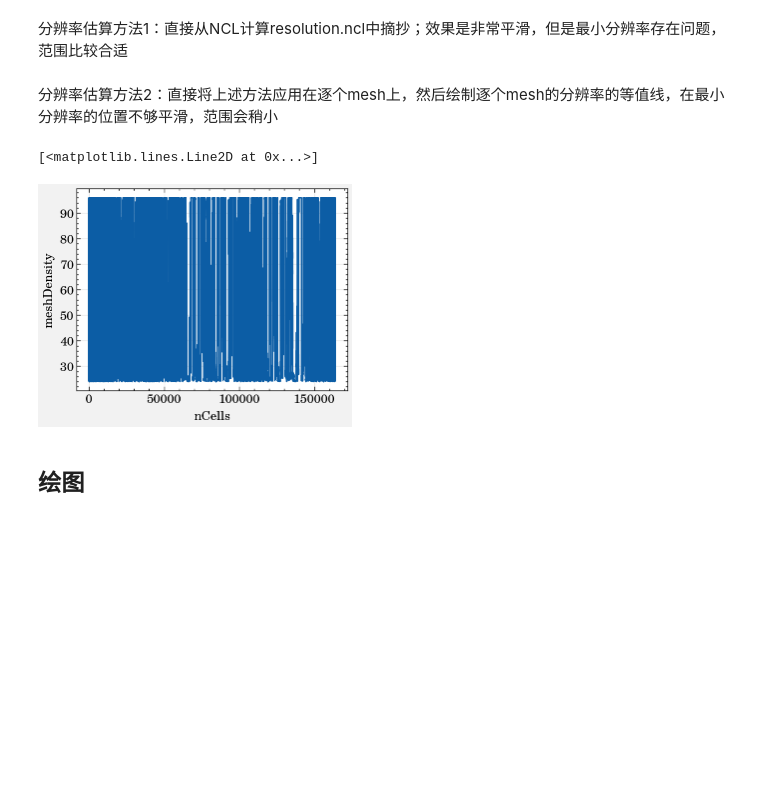
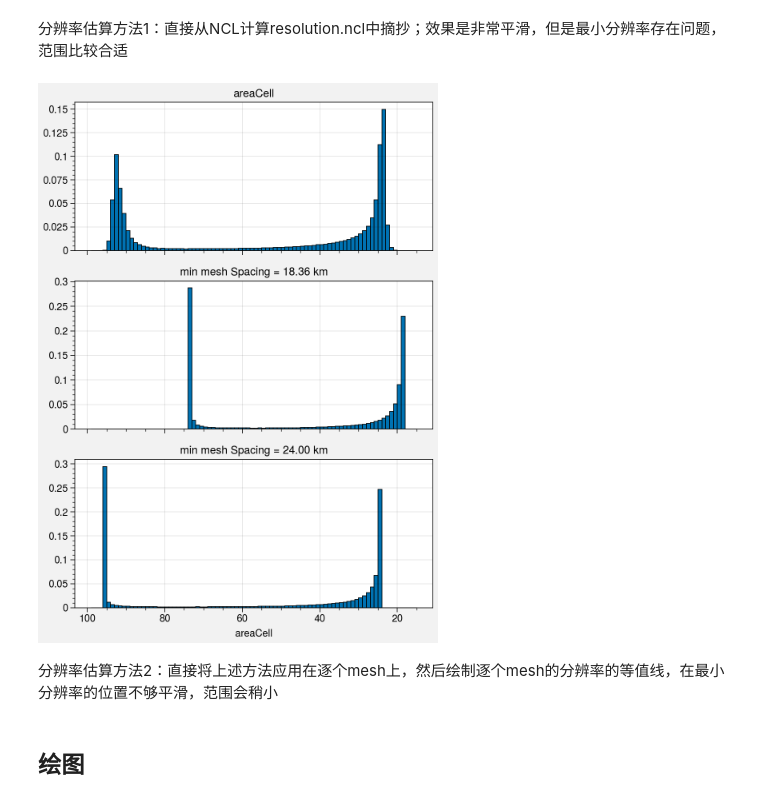
Before and after one commit to dozerlcl/MPAS_case_study, a Jupyter notebook: 92-25km_vr_rcm_postprocess/visualization/case_info/topo_pythontry.ipynb, the cells around one changed output. Saved outputs shown, nothing was run; the diff lists cells and outputs as text; code cells hidden in the pictures; blank space fills up the shorter version.

```diff
--- a/92-25km_vr_rcm_postprocess/visualization/case_info/topo_pythontry.ipynb
+++ b/92-25km_vr_rcm_postprocess/visualization/case_info/topo_pythontry.ipynb
@@ -52,6 +55,19 @@ latCell   = ds_grid_rcm['latCell'] * r2d
 
 mod_lon    = xr.open_dataset(fname_topo)['lonCell'] * r2d
 mod_lat    = xr.open_dataset(fname_topo)['latCell'] * r2d
+# %%
+import matplotlib.pyplot as plt
+import proplot as pplt
+all_spacing = (np.sqrt(areaCell*2.0/np.sqrt(3.0))*6371.229)
+fig, axs = pplt.subplots(nrows = 3,ncols = 1,figsize=(5,7))
+axs[0].hist(x = all_spacing, bins = range(15,100,1), density=True)
+axs[1].hist(x = fld_min, bins = range(15,100,1), density=True)
+axs[2].hist(x = fld_spec, bins = range(15,100,1), density=True)
+axs[0].format(title = "areaCell")
+axs[1].format(title = "min mesh Spacing = 18.36 km")
+axs[2].format(title = "min mesh Spacing = 24.00 km")
+# %% [output]
+[figure, added]
 # %% [markdown]
 分辨率估算方法2：直接将上述方法应用在逐个mesh上，然后绘制逐个mesh的分辨率的等值线，在最小分辨率的位置不够平滑，范围会稍小
 # %%
@@ -74,11 +90,6 @@ latCell   = ds_grid_rcm['latCell'] * r2d
 
 mod_lon    = xr.open_dataset(fname_topo)['lonCell'] * r2d
 mod_lat    = xr.open_dataset(fname_topo)['latCell'] * r2d
-# %%
-fld_spec.plot()
-# %% [output]
-[<matplotlib.lines.Line2D at 0x...>]
-[figure, removed]
 # %% [markdown]
 ## 绘图
 # %% [markdown]
```
Also changed, not shown: parts of 2 cells of this notebook, 15 other files.
